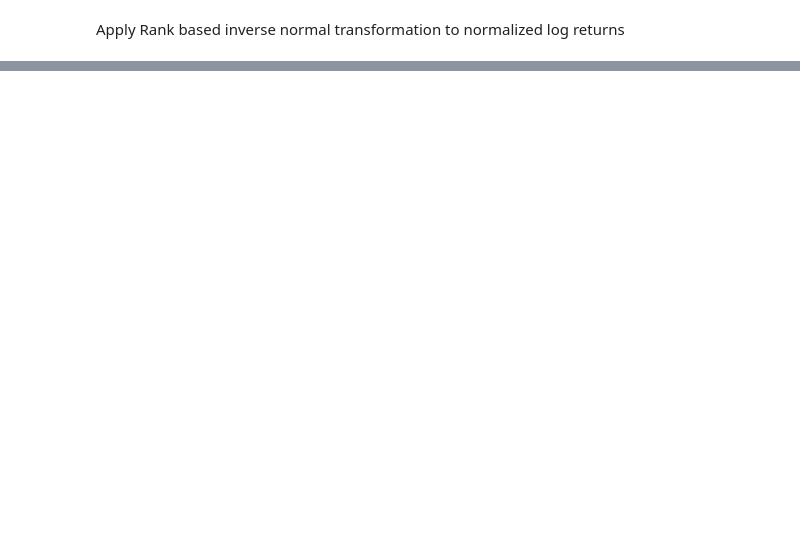
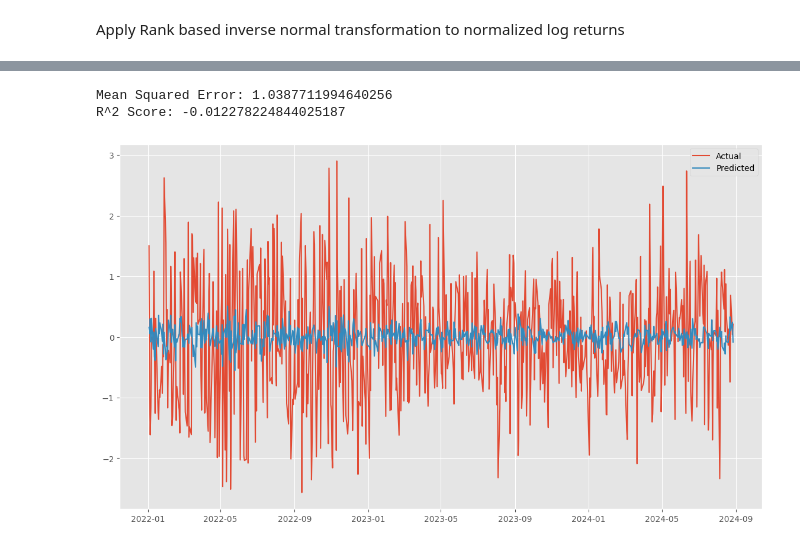
Before and after one commit to davidadel66/AI_Trading, a Jupyter notebook: regression.ipynb, the cells around one changed output, grey strips where cells are left out. Saved outputs shown, nothing was run; the diff lists cells and outputs as text; code cells hidden in the pictures; blank space fills up the shorter version.

```diff
--- a/regression.ipynb
+++ b/regression.ipynb
@@ -91,0 +105,9 @@ Is the distribution Likely Normal? True
+# %%
+model_data = data[['date','rank_normal_log_returns']]
+
+for i in range(1, 30):
+    model_data[f'lag_{i}'] = model_data['rank_normal_log_returns'].shift(i)
+
+model_data.set_index('date', inplace=True)
+model_data.dropna(inplace=True)
+model_data.head()
@@ -91,0 +122,35 @@ Is the distribution Likely Normal? True
+# %%
+cutoff_date = '2022-01-01'
+
+train_data = model_data[model_data.index < cutoff_date]
+test_data = model_data[model_data.index >= cutoff_date]
+
+X_train = train_data.drop(columns=['rank_normal_log_returns'])
+y_train = train_data['rank_normal_log_returns']
+X_test = test_data.drop(columns=['rank_normal_log_returns'])
+y_test = test_data['rank_normal_log_returns']
+
+scaler = StandardScaler()
+X_train_scaled = scaler.fit_transform(X_train)
+X_test_scaled = scaler.transform(X_test)
+# %%
+lr = LinearRegression()
+lr.fit(X_train_scaled, y_train)
+
+y_pred = lr.predict(X_test_scaled)
+
+mse = mean_squared_error(y_test, y_pred)
+r2 = r2_score(y_test, y_pred)
+
+print(f"Mean Squared Error: {mse}")
+print(f"R^2 Score: {r2}")
+# %% [output]
+Mean Squared Error: 1.0387711994640256
+R^2 Score: -0.012278224844025187
+# %%
+plt.plot(y_test.index, y_test, label='Actual')
+plt.plot(y_test.index, y_pred, label='Predicted')
+plt.legend()
+plt.show()
+# %% [output]
+[figure, added]
```
Also changed, not shown: parts of 7 cells of this notebook, 1 other file.
